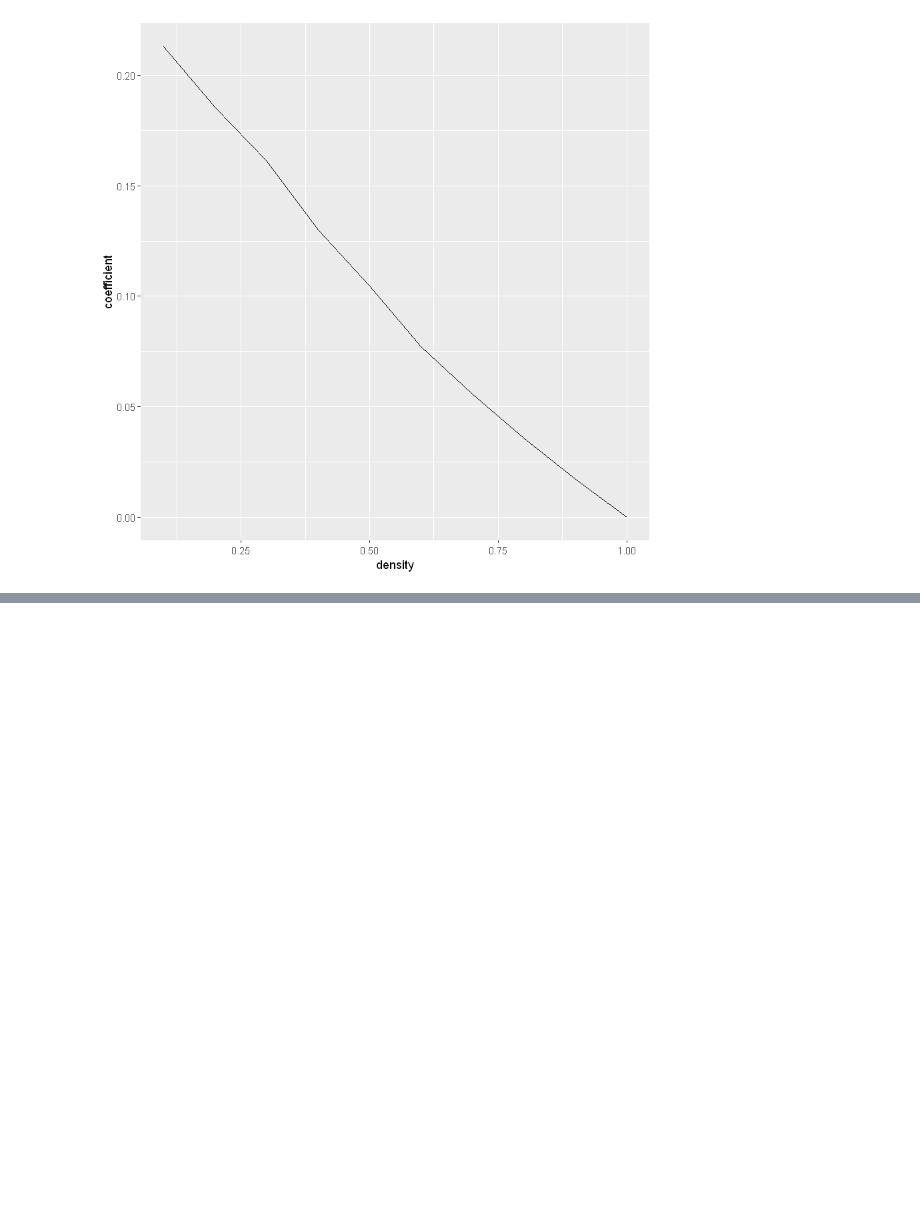
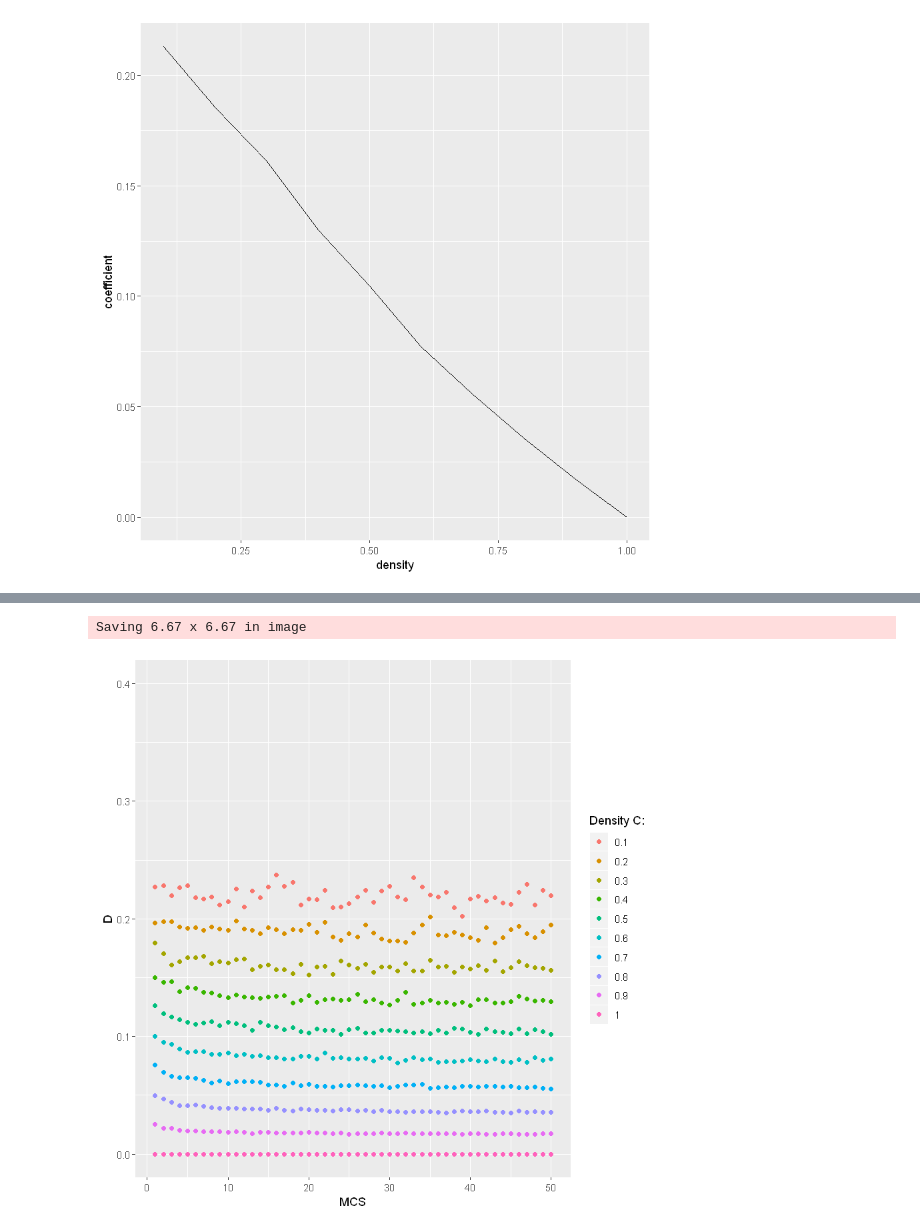
Before and after one commit to Squaess/StatisticalPhysics, a Jupyter notebook: diffusion/fortran/make_graphs.ipynb, the cells around one changed output, grey strips where cells are left out. Cells and saved outputs as stored; diff of their text form; code cells hidden in the pictures; blank space fills up the shorter version.

```diff
--- a/diffusion/fortran/make_graphs.ipynb
+++ b/diffusion/fortran/make_graphs.ipynb
@@ -79,0 +133,11 @@ ggplot(data = maxres, aes(density, coefficient)) + geom_line()
+# %%
+ggplot(data=res.v2, aes(x=MCS, y=D, colour=factor(C))) +
+geom_point() +
+# geom_line() +
+ylim(0, 0.4) +
+labs(colour="Density C:")
+
+ggsave("plot1.png")
+# %% [output]
+Saving 6.67 x 6.67 in image
+[figure, added]
```
Also changed, not shown: parts of 4 cells of this notebook, 7 other files.
